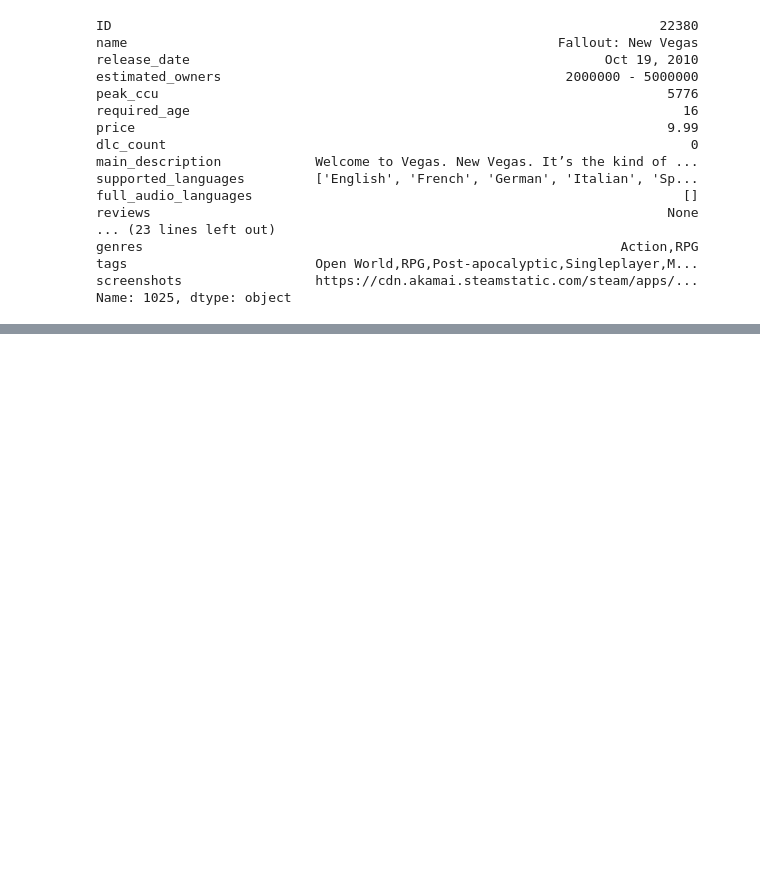
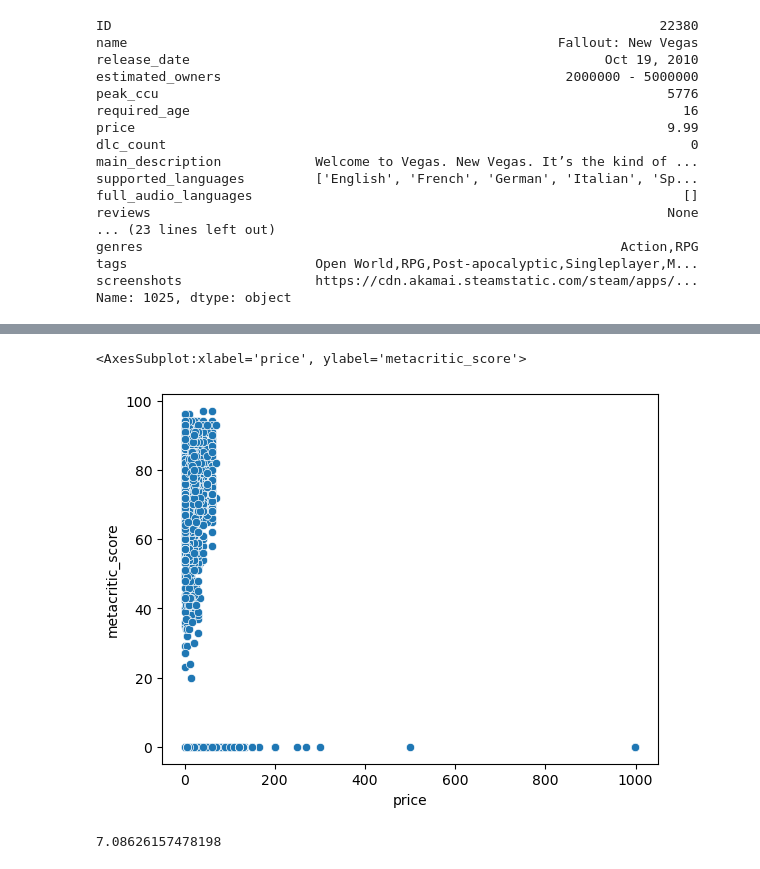
Before and after one commit to applepot437/ai, a Jupyter notebook: sem 1/games/Untitled.ipynb, the cells around one changed output, grey strips where cells are left out. Saved outputs shown, nothing was run; the diff lists cells and outputs as text; code cells hidden in the pictures; blank space fills up the shorter version.

```diff
--- a/sem 1/games/Untitled.ipynb
+++ b/sem 1/games/Untitled.ipynb
@@ -50,0 +51,9 @@ Name: 136, dtype: object
+# %%
+sns.scatterplot(x='price', y='metacritic_score', data=df)
+# %% [output]
+<AxesSubplot:xlabel='price', ylabel='metacritic_score'>
+[figure, added]
+# %%
+df["price"].mean()
+# %% [output]
+7.08626157478198
```
Also changed, not shown: parts of 7 cells of this notebook.
